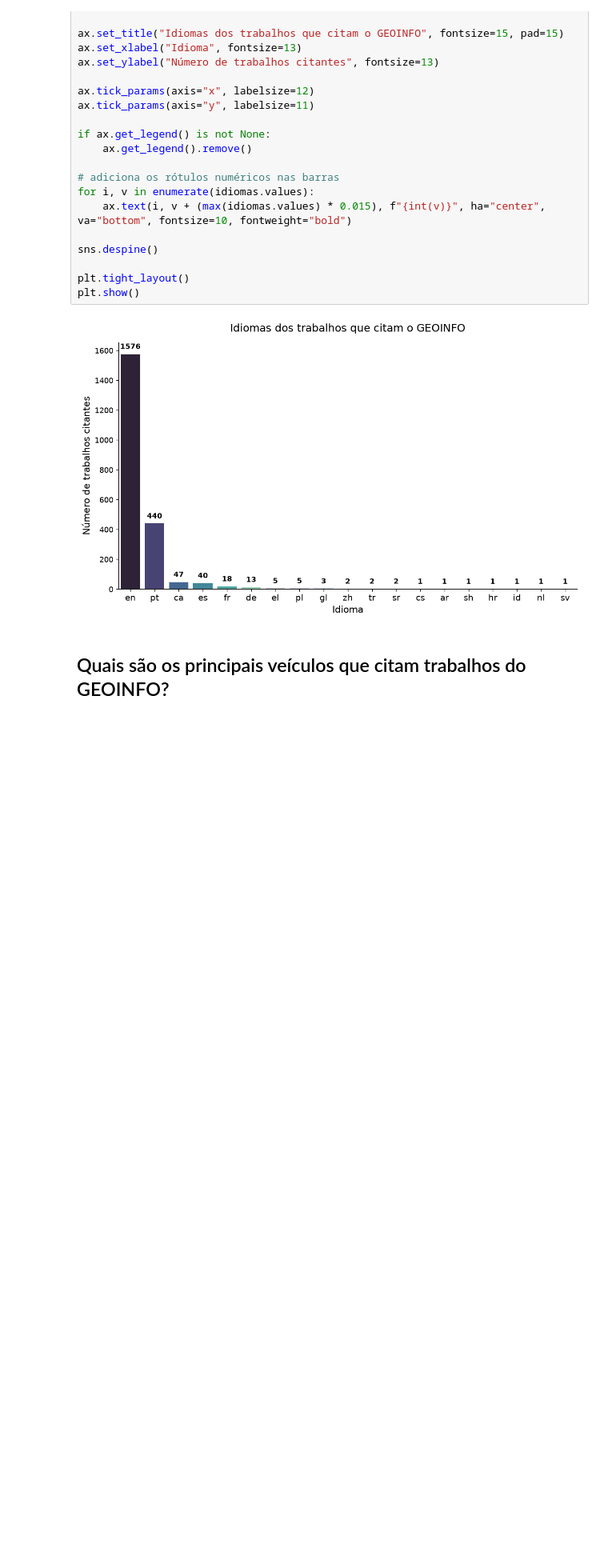
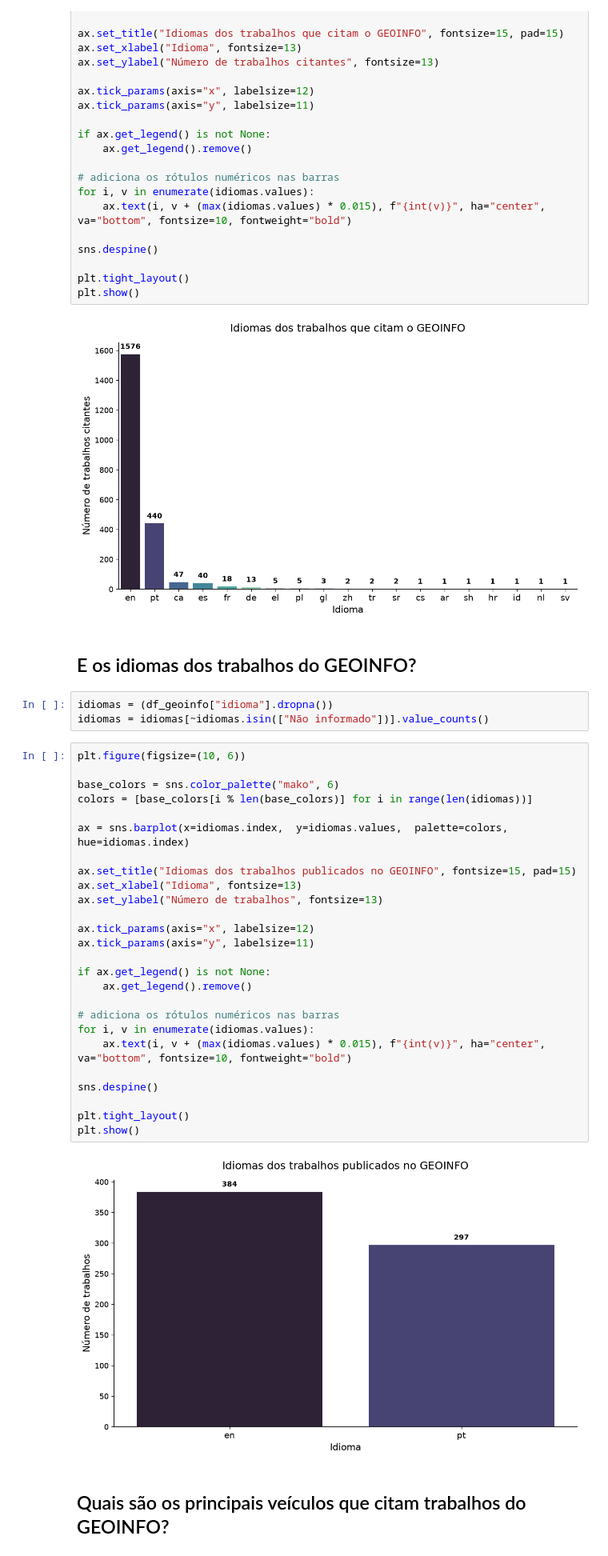
Before and after one commit to GiuliaRomas/geoinfo_citations, a Jupyter notebook: notebooks/03_eda_analysis.ipynb, the cells around one changed output. Shown at 80% size. Saved outputs shown, nothing was run; the diff lists cells and outputs as text; blank space fills up the shorter version.

```diff
--- a/notebooks/03_eda_analysis.ipynb
+++ b/notebooks/03_eda_analysis.ipynb
@@ -357,6 +413,39 @@ plt.tight_layout()
 plt.show()
 # %% [output]
 [figure]
+# %% [markdown]
+## E os idiomas dos trabalhos do GEOINFO?
+# %%
+idiomas = (df_geoinfo["idioma"].dropna())
+idiomas = idiomas[~idiomas.isin(["Não informado"])].value_counts()
+# %%
+plt.figure(figsize=(10, 6))
+
+base_colors = sns.color_palette("mako", 6)
+colors = [base_colors[i % len(base_colors)] for i in range(len(idiomas))]
+
+ax = sns.barplot(x=idiomas.index,  y=idiomas.values,  palette=colors, hue=idiomas.index)
+
+ax.set_title("Idiomas dos trabalhos publicados no GEOINFO", fontsize=15, pad=15)
+ax.set_xlabel("Idioma", fontsize=13)
+ax.set_ylabel("Número de trabalhos", fontsize=13)
+
+ax.tick_params(axis="x", labelsize=12)
+ax.tick_params(axis="y", labelsize=11)
+
+if ax.get_legend() is not None:
+    ax.get_legend().remove()
+
+# adiciona os rótulos numéricos nas barras
+for i, v in enumerate(idiomas.values):
+    ax.text(i, v + (max(idiomas.values) * 0.015), f"{int(v)}", ha="center", va="bottom", fontsize=10, fontweight="bold")
+
+sns.despine()
+
+plt.tight_layout()
+plt.show()
+# %% [output]
+[figure, added]
 # %% [markdown]
 ## Quais são os principais veículos que citam trabalhos do GEOINFO?
 # %%
```
Also changed, not shown: parts of 3 cells of this notebook, 4 other files.
